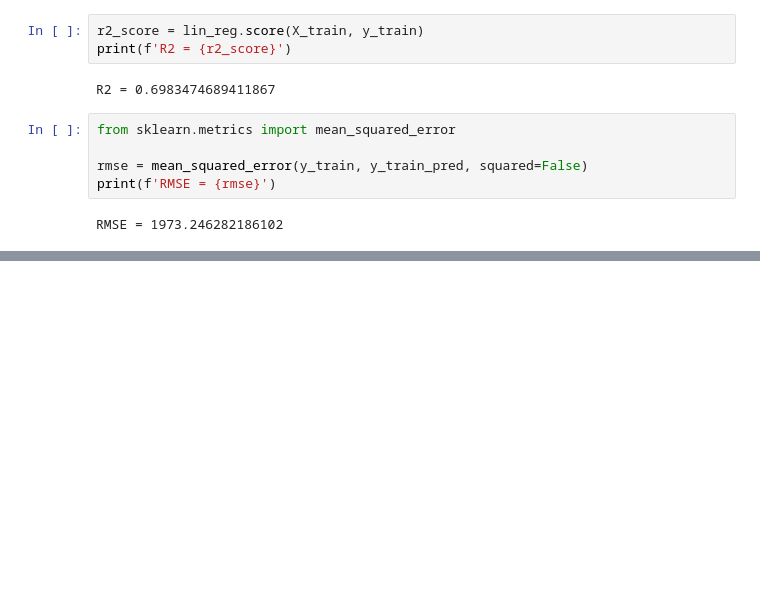
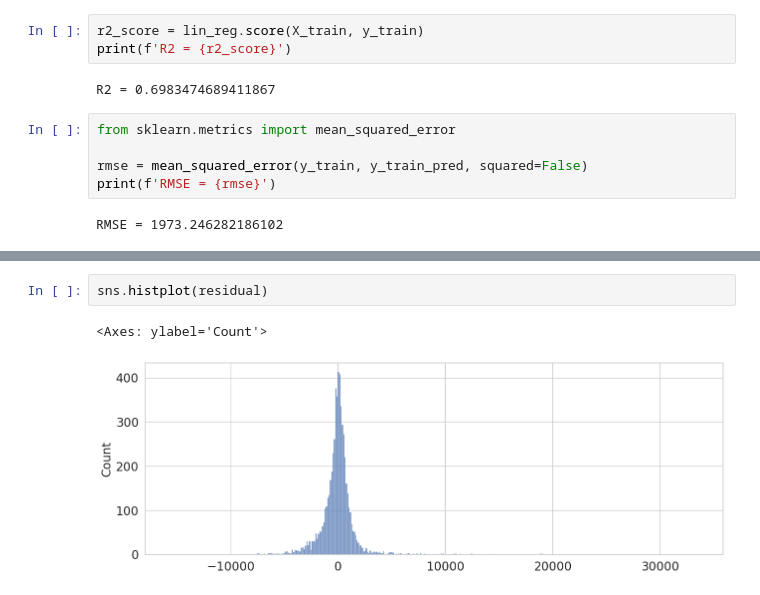
Before and after one commit to HWatanuki/Trabalho_D2APR, a Jupyter notebook: saopaulo-housing.ipynb, the cells around one changed output, grey strips where cells are left out. Saved outputs shown, nothing was run; the diff lists cells and outputs as text; blank space fills up the shorter version.

```diff
--- a/saopaulo-housing.ipynb
+++ b/saopaulo-housing.ipynb
@@ -591,0 +610,5 @@ RMSE = 1973.246282186102
+# %%
+sns.histplot(residual)
+# %% [output]
+<Axes: ylabel='Count'>
+[figure, added]
```
Also changed, not shown: parts of 3 cells of this notebook.
